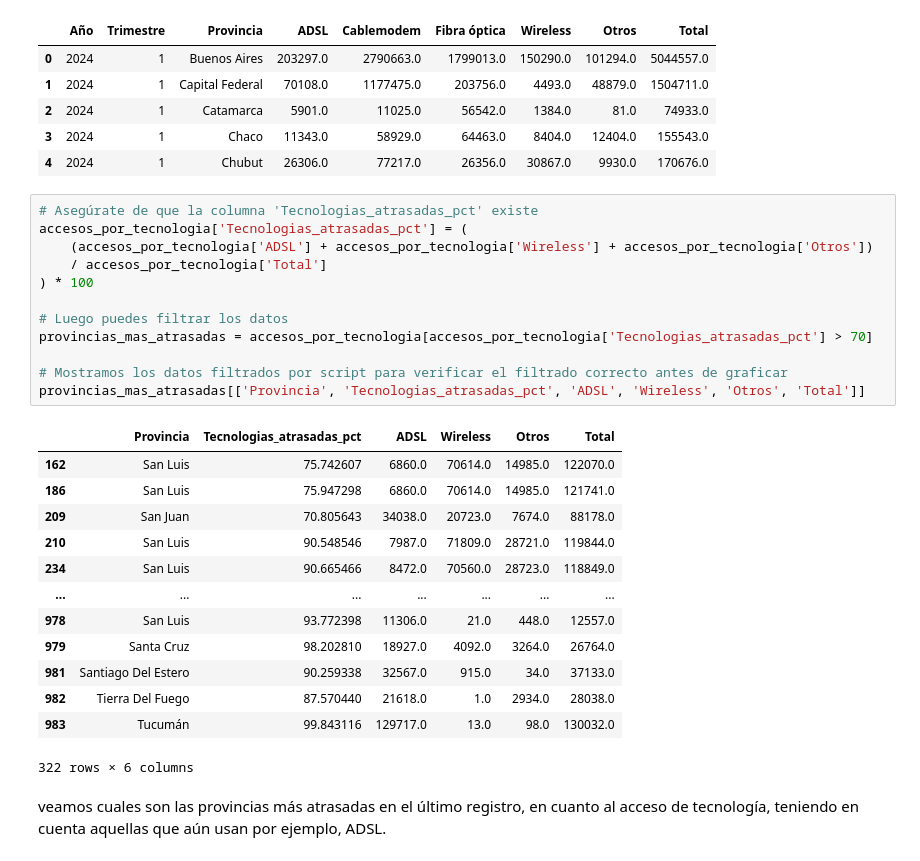
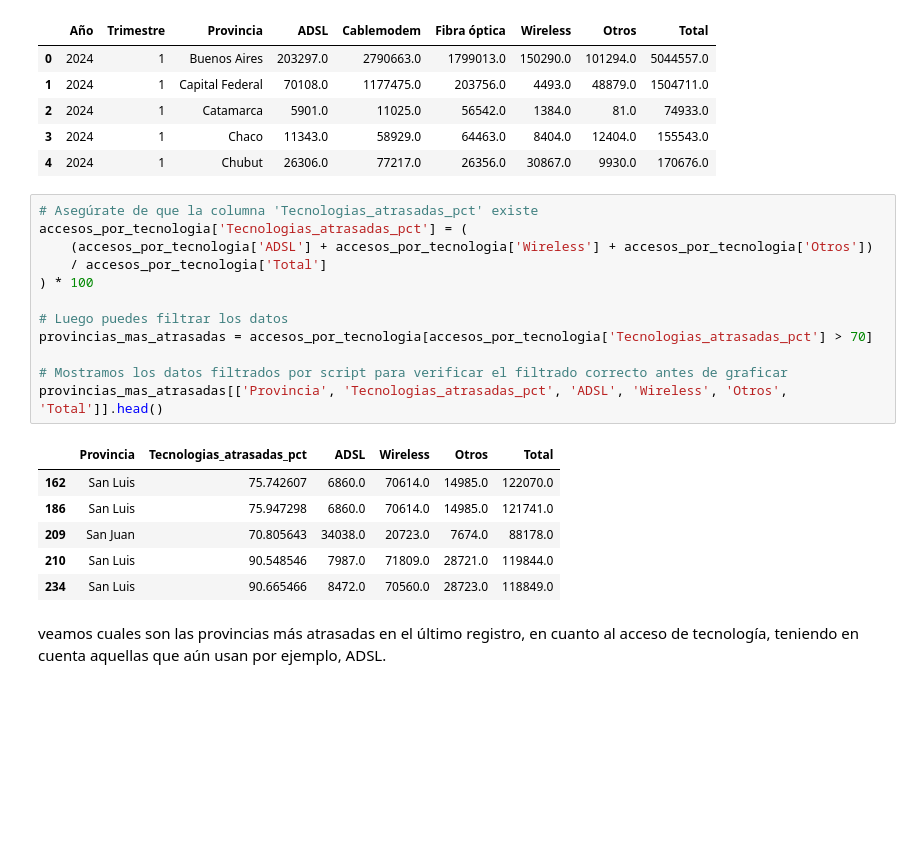
Before and after one commit to Melbutus/Data_Analyst_Telecomunicaciones, a Jupyter notebook: EDA.ipynb, the cells around one changed output. Saved outputs shown, nothing was run; the diff lists cells and outputs as text; blank space fills up the shorter version.

```diff
--- a/EDA.ipynb
+++ b/EDA.ipynb
@@ -413,29 +398,22 @@ accesos_por_tecnologia.head()
 # %%
 # Asegúrate de que la columna 'Tecnologias_atrasadas_pct' existe
 accesos_por_tecnologia['Tecnologias_atrasadas_pct'] = (
     (accesos_por_tecnologia['ADSL'] + accesos_por_tecnologia['Wireless'] + accesos_por_tecnologia['Otros'])
     / accesos_por_tecnologia['Total']
 ) * 100
 
 # Luego puedes filtrar los datos
 provincias_mas_atrasadas = accesos_por_tecnologia[accesos_por_tecnologia['Tecnologias_atrasadas_pct'] > 70]
 
 # Mostramos los datos filtrados por script para verificar el filtrado correcto antes de graficar
-provincias_mas_atrasadas[['Provincia', 'Tecnologias_atrasadas_pct', 'ADSL', 'Wireless', 'Otros', 'Total']]
+provincias_mas_atrasadas[['Provincia', 'Tecnologias_atrasadas_pct', 'ADSL', 'Wireless', 'Otros', 'Total']].head()
 # %% [output]
 |  | Provincia | Tecnologias_atrasadas_pct | ADSL | Wireless | Otros | Total |
 | 162 | San Luis | 75.742607 | 6860.0 | 70614.0 | 14985.0 | 122070.0 |
 | 186 | San Luis | 75.947298 | 6860.0 | 70614.0 | 14985.0 | 121741.0 |
 | 209 | San Juan | 70.805643 | 34038.0 | 20723.0 | 7674.0 | 88178.0 |
 | 210 | San Luis | 90.548546 | 7987.0 | 71809.0 | 28721.0 | 119844.0 |
 | 234 | San Luis | 90.665466 | 8472.0 | 70560.0 | 28723.0 | 118849.0 |
-| ... | ... | ... | ... | ... | ... | ... |
-| 978 | San Luis | 93.772398 | 11306.0 | 21.0 | 448.0 | 12557.0 |
-| 979 | Santa Cruz | 98.202810 | 18927.0 | 4092.0 | 3264.0 | 26764.0 |
-| 981 | Santiago Del Estero | 90.259338 | 32567.0 | 915.0 | 34.0 | 37133.0 |
-| 982 | Tierra Del Fuego | 87.570440 | 21618.0 | 1.0 | 2934.0 | 28038.0 |
-| 983 | Tucumán | 99.843116 | 129717.0 | 13.0 | 98.0 | 130032.0 |
-322 rows × 6 columns
 # %% [markdown]
 veamos cuales son las provincias más atrasadas en el último registro, en cuanto al acceso de tecnología, teniendo en cuenta aquellas que aún usan por ejemplo, ADSL.
 # %%
```
Also changed, not shown: parts of 15 cells of this notebook, 4 other files.
